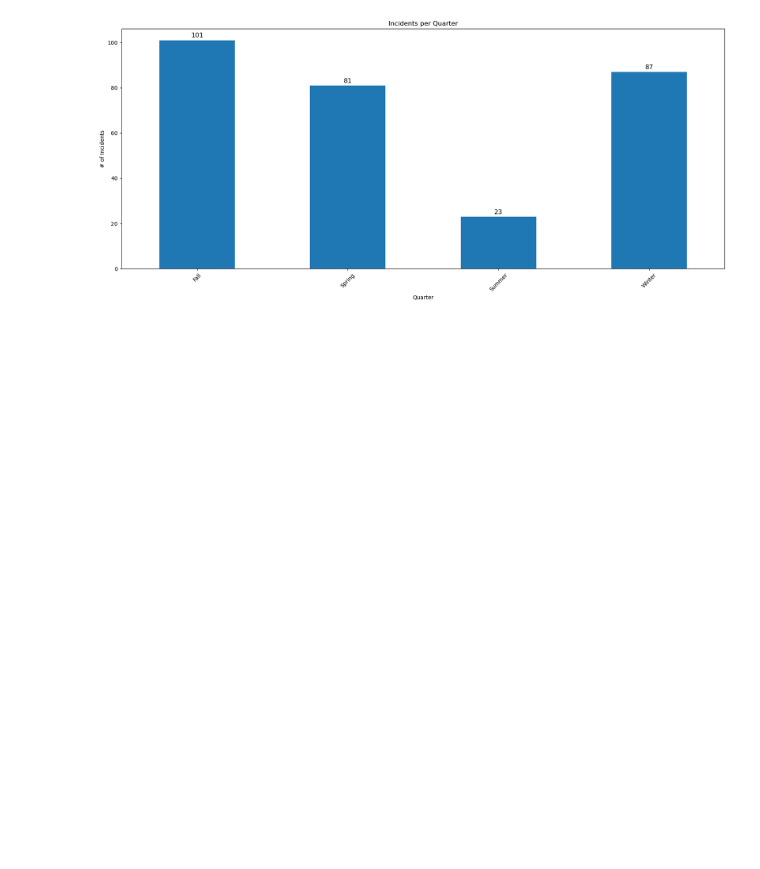
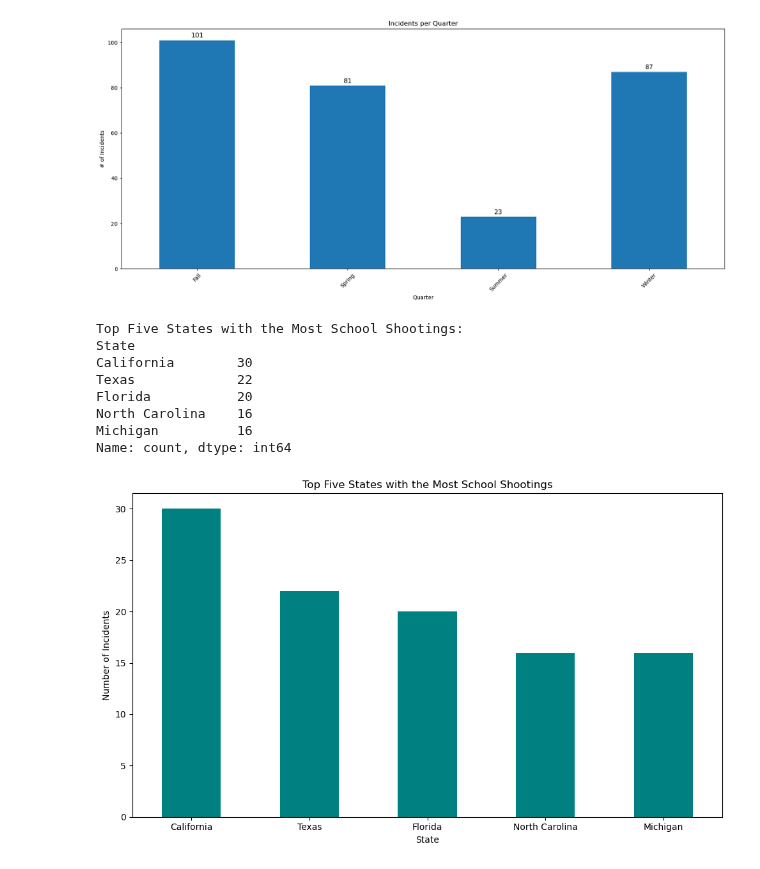
Before and after one commit to LeviEzra1/Project1_team4, a Jupyter notebook: Final_Analysis/Final_Notebook.ipynb, the cells around one changed output. Drawn from its saved outputs; the diff is of its cells as text; code cells hidden in the pictures; blank space fills up the shorter version.

```diff
--- a/Final_Analysis/Final_Notebook.ipynb
+++ b/Final_Analysis/Final_Notebook.ipynb
@@ -905,3 +905,37 @@ plt.savefig('Outputs/map_plot_8.png')
 plt.show()
 # %% [output]
 [figure]
+# %%
+# Count the number of incidents by state
+state_counts = clean_final_merge['State'].value_counts().sort_values(ascending=False)
+
+# Get the top five states
+top_five_states = state_counts.head(5)
+
+# Print the top five states
+print("Top Five States with the Most School Shootings:")
+print(top_five_states)
+
+# Plot the top five states
+plt.figure(figsize=(10, 6))
+top_five_states.plot(kind='bar', color='teal')
+plt.title('Top Five States with the Most School Shootings')
+plt.xlabel('State')
+plt.ylabel('Number of Incidents')
+plt.xticks(rotation=0)
+plt.tight_layout()
+
+# Output the Graph
+plt.savefig("Outputs/top_5_states")
+
+plt.show()
+# %% [output]
+Top Five States with the Most School Shootings:
+State
+California        30
+Texas             22
+Florida           20
+North Carolina    16
+Michigan          16
+Name: count, dtype: int64
+[figure, added]
```
Also changed, not shown: 4 other files.
